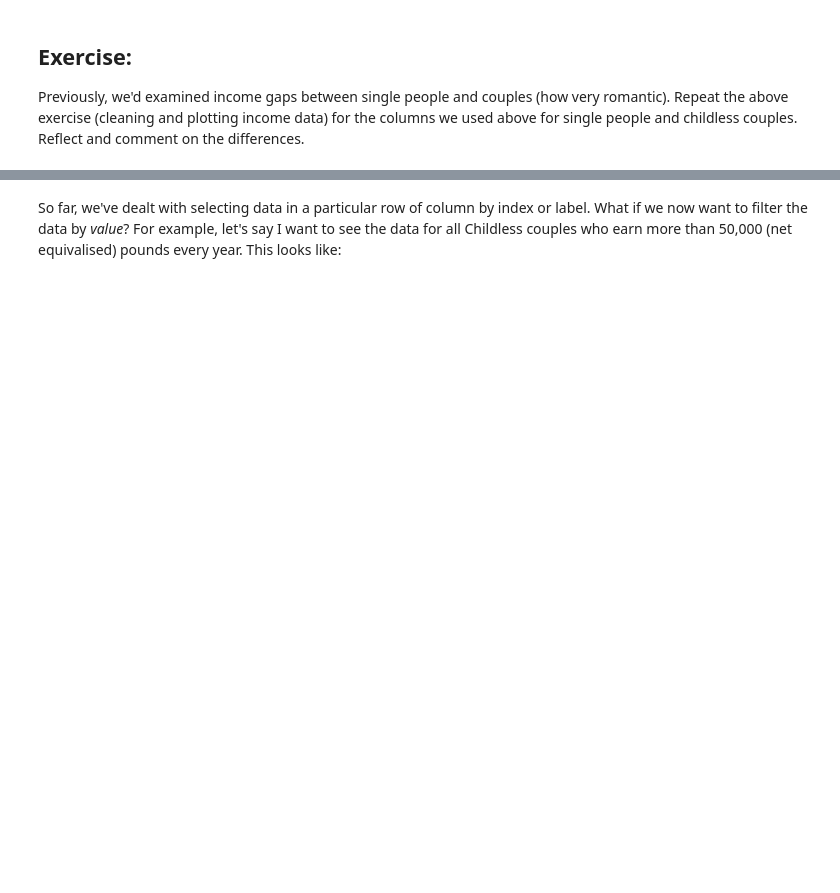
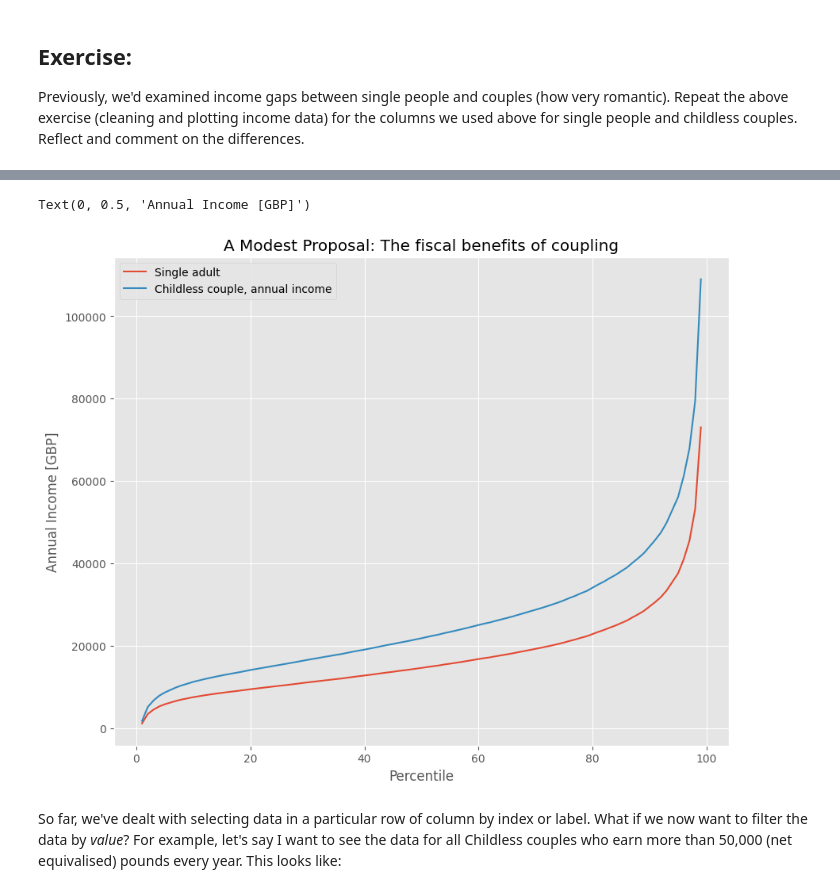
Before and after one commit to Jinyang920/QM2, a Jupyter notebook: notebooks/W02. Pandas.ipynb, the cells around one changed output, grey strips where cells are left out. Drawn from its saved outputs; the diff is of its cells as text; code cells hidden in the pictures; blank space fills up the shorter version.

```diff
--- a/notebooks/W02. Pandas.ipynb
+++ b/notebooks/W02. Pandas.ipynb
@@ -347,0 +344,3 @@ Add your reflection here.
+# %%
+clean_df = income[['Single adult', 'Childless couple, annual income']]
+clean_df.head()
@@ -347,0 +355,4 @@ Add your reflection here.
+# %%
+clean_df = clean_df.replace(',', '', regex=True)
+clean_df = clean_df.replace('-', 'NaN', regex=True).astype('float')
+clean_df.head()
@@ -347,0 +367,8 @@ Add your reflection here.
+# %%
+clean_df.plot()
+plt.title('A Modest Proposal: The fiscal benefits of coupling')
+plt.xlabel('Percentile')
+plt.ylabel('Annual Income [GBP]')
+# %% [output]
+Text(0, 0.5, 'Annual Income [GBP]')
+[figure, added]
```
Also changed, not shown: parts of 8 cells of this notebook.
